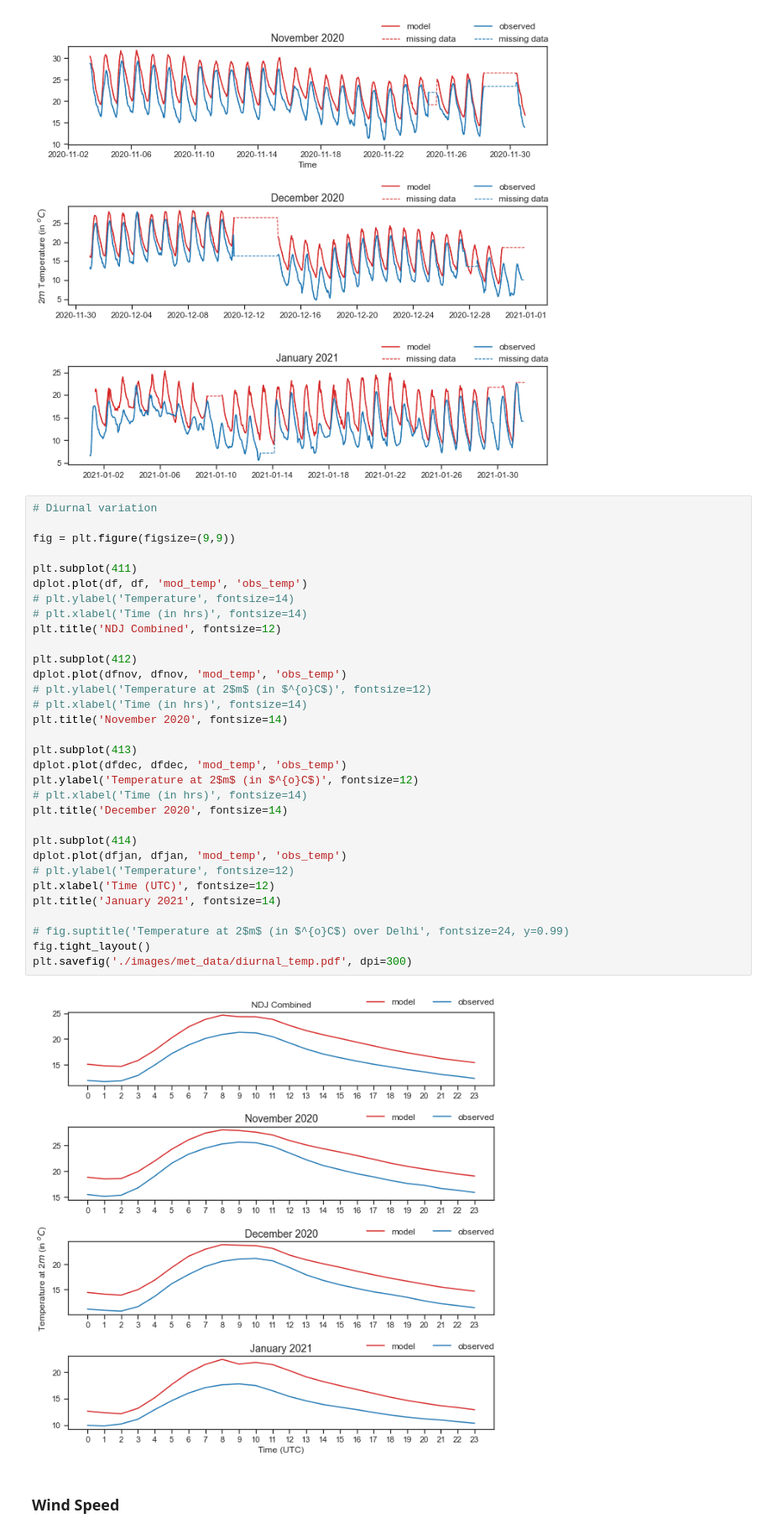
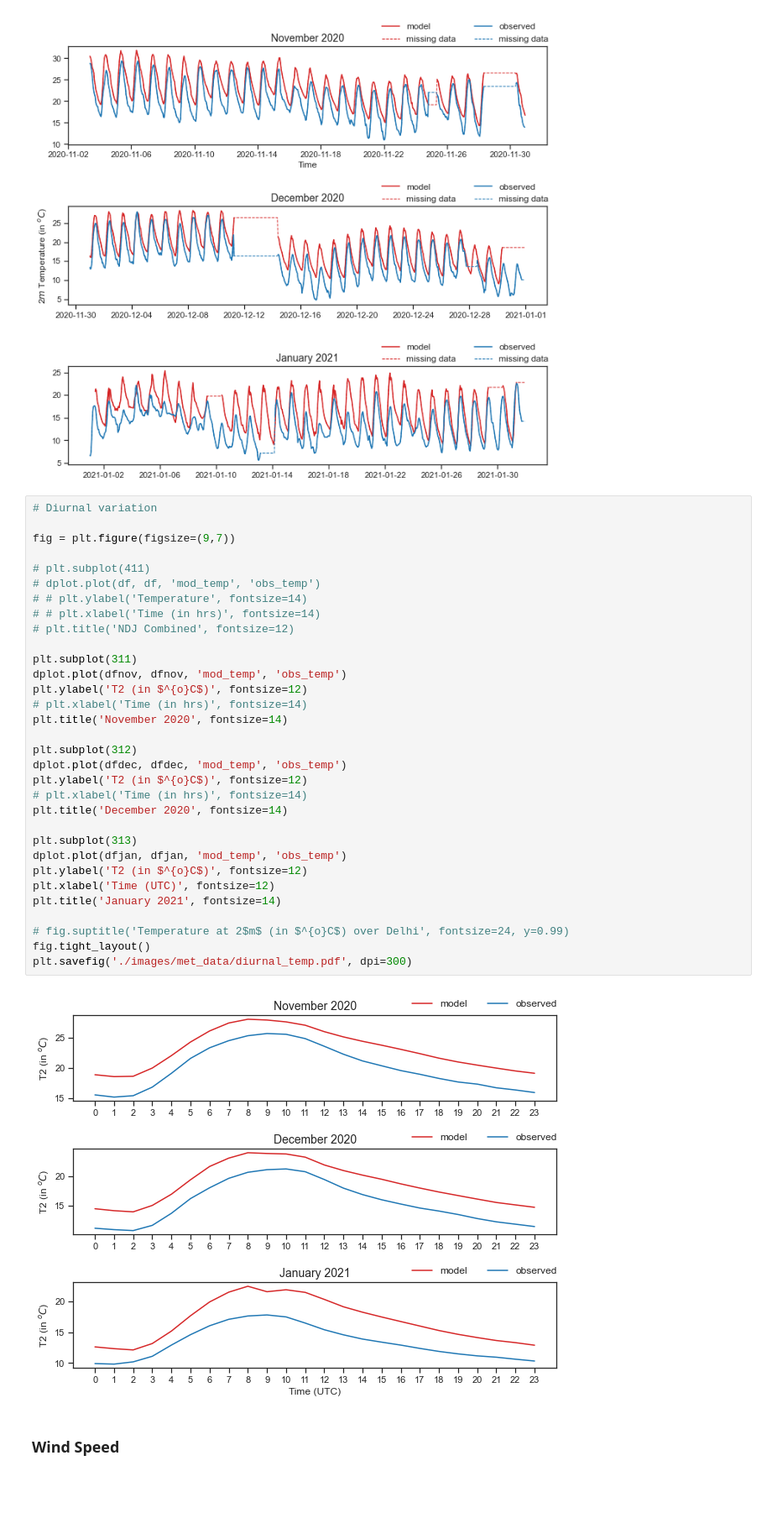
Before and after one commit to adisen99/srfp, a Jupyter notebook: delhi/met_data.ipynb, the cells around one changed output. Shown at 84% size. Cells and saved outputs as stored; diff of their text form; blank space fills up the shorter version.

Commit message:
changed plot functions; updated figures

```diff
--- a/delhi/met_data.ipynb
+++ b/delhi/met_data.ipynb
@@ -176,37 +178,37 @@ plt.savefig('./images/met_data/temp.pdf', dpi=300)
 # %%
 # Diurnal variation
 
-fig = plt.figure(figsize=(9,9))
+fig = plt.figure(figsize=(9,7))
 
-plt.subplot(411)
-dplot.plot(df, df, 'mod_temp', 'obs_temp')
-# plt.ylabel('Temperature', fontsize=14)
-# plt.xlabel('Time (in hrs)', fontsize=14)
-plt.title('NDJ Combined', fontsize=12)
+# plt.subplot(411)
+# dplot.plot(df, df, 'mod_temp', 'obs_temp')
+# # plt.ylabel('Temperature', fontsize=14)
+# # plt.xlabel('Time (in hrs)', fontsize=14)
+# plt.title('NDJ Combined', fontsize=12)
 
-plt.subplot(412)
+plt.subplot(311)
 dplot.plot(dfnov, dfnov, 'mod_temp', 'obs_temp')
-# plt.ylabel('Temperature at 2$m$ (in $^{o}C$)', fontsize=12)
+plt.ylabel('T2 (in $^{o}C$)', fontsize=12)
 # plt.xlabel('Time (in hrs)', fontsize=14)
 plt.title('November 2020', fontsize=14)
 
-plt.subplot(413)
+plt.subplot(312)
 dplot.plot(dfdec, dfdec, 'mod_temp', 'obs_temp')
-plt.ylabel('Temperature at 2$m$ (in $^{o}C$)', fontsize=12)
+plt.ylabel('T2 (in $^{o}C$)', fontsize=12)
 # plt.xlabel('Time (in hrs)', fontsize=14)
 plt.title('December 2020', fontsize=14)
 
-plt.subplot(414)
+plt.subplot(313)
 dplot.plot(dfjan, dfjan, 'mod_temp', 'obs_temp')
-# plt.ylabel('Temperature', fontsize=12)
+plt.ylabel('T2 (in $^{o}C$)', fontsize=12)
 plt.xlabel('Time (UTC)', fontsize=12)
 plt.title('January 2021', fontsize=14)
 
 # fig.suptitle('Temperature at 2$m$ (in $^{o}C$) over Delhi', fontsize=24, y=0.99)
 fig.tight_layout()
 plt.savefig('./images/met_data/diurnal_temp.pdf', dpi=300)
 # %% [output]
-[figure, old version]
+[figure, new version]
 # %% [markdown]
 ### Wind Speed
 # %%
```
Also changed, not shown: parts of 14 cells of this notebook, 7 other files.
